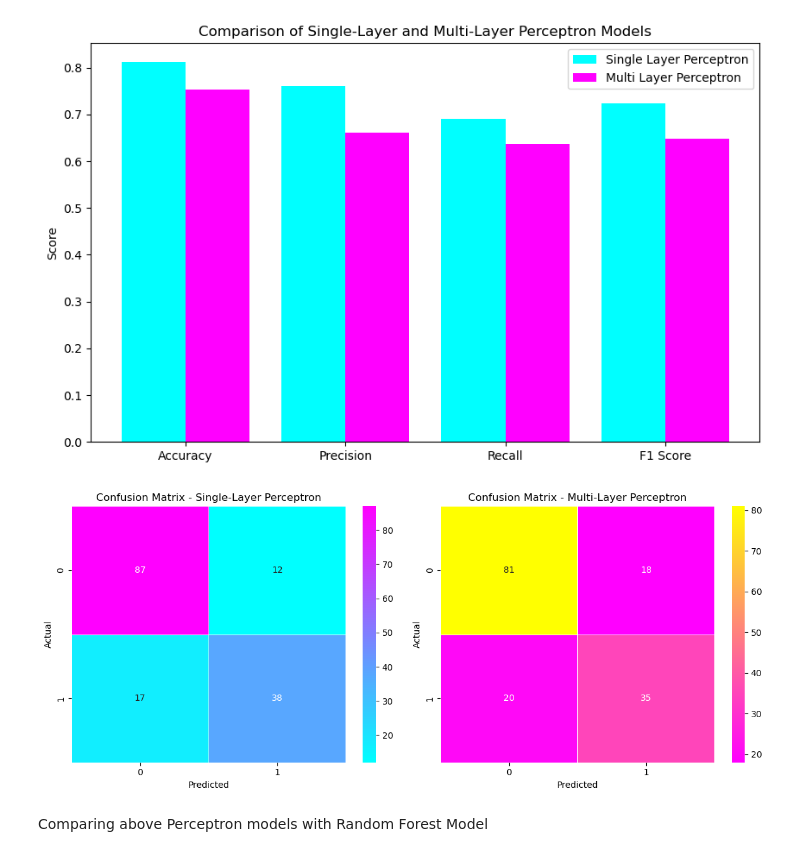
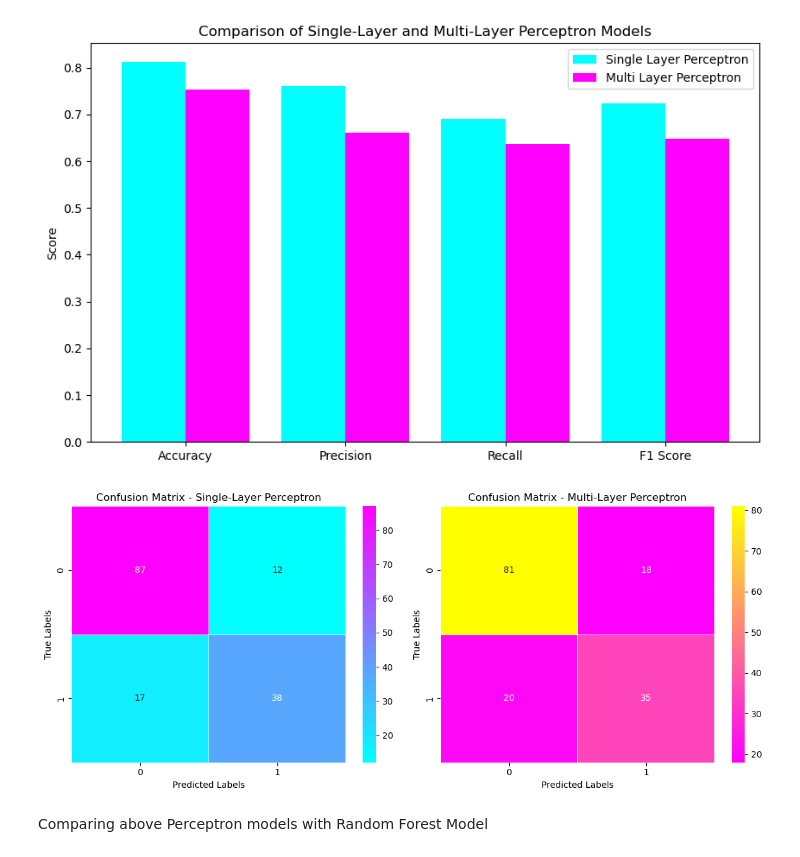
Before and after one commit to aadi654/DLF_Assignments, a Jupyter notebook: Assignment 1/Assignment1.ipynb, the cells around one changed output. Drawn from its saved outputs; the diff is of its cells as text; code cells hidden in the pictures.

Commit message:
changes in plots

```diff
--- a/Assignment 1/Assignment1.ipynb
+++ b/Assignment 1/Assignment1.ipynb
@@ -17,9 +17,9 @@ Load the dataset, visualize, pre-process
 # %%
 # Load the dataset
 file_path = '/Users/adityadeshpande/Downloads/diabetes.csv'
-diabetes_data = pd.read_csv(file_path)
+df = pd.read_csv(file_path)
 
-diabetes_data.head()
+df.head()
 # %% [output]
 |  | Pregnancies | Glucose | BloodPressure | SkinThickness | Insulin | BMI | DiabetesPedigreeFunction | Age | ... |
 | 0 | 6 | 148 | 72 | 35 | 0 | 33.6 | 0.627 | 50 | ... |
@@ -110,7 +110,7 @@ plt.figure(figsize=(15, 10))
 
 for i, column in enumerate(columns_to_plot, 1):
     plt.subplot(2, 4, i)
-    plt.boxplot(diabetes_data[column])
+    plt.boxplot(df[column])
     plt.title(column)
 
 plt.tight_layout()
@@ -123,11 +123,11 @@ columns_to_impute = ['Glucose', 'BloodPressure', 'SkinThickness', 'Insulin', 'BM
 
 # Replace zeros with the median in each of the selected columns
 for column in columns_to_impute:
-    median_value = diabetes_data[column].median()
-    diabetes_data[column] = diabetes_data[column].replace(0, median_value)
+    median_value = df[column].median()
+    df[column] = df[column].replace(0, median_value)
 
 # Display the updated statistics to verify the changes
-diabetes_data.describe()
+df.describe()
 # %% [output]
 |  | Pregnancies | Glucose | BloodPressure | SkinThickness | Insulin | BMI | DiabetesPedigreeFunction | Age | ... |
 | count | 768.000000 | 768.000000 | 768.000000 | 768.000000 | 768.000000 | 768.000000 | 768.000000 | 768.000000 | ... |
@@ -151,8 +151,8 @@ diabetes_data.head()
 Spliting the data
 # %%
 # Splitting the features (X) and target (y)
-X = diabetes_data.drop(columns=['Outcome'])
-y = diabetes_data['Outcome']
+X = df.drop(columns=['Outcome'])
+y = df['Outcome']
 
 # Splitting the dataset into training and testing sets (80% train, 20% test)
 X_train, X_test, y_train, y_test = train_test_split(X, y, test_size=0.2, random_state=12)
@@ -225,32 +226,36 @@ plt.show()
 # %% [output]
 [figure]
 # %%
-# Confusion matrix for the single-layer perceptron
-single_layer_cm = confusion_matrix(y_test, single_layer_predictions)
+# Generate confusion matrix for the single-layer perceptron model
+single_layer_confusion_matrix = confusion_matrix(y_test, single_layer_predictions)
 
-# Confusion matrix for the multi-layer perceptron
-multi_layer_cm = confusion_matrix(y_test, multi_layer_predictions)
+# Generate confusion matrix for the multi-layer perceptron model
+multi_layer_confusion_matrix = confusion_matrix(y_test, multi_layer_predictions)
 
-# Plot heatmap for single-layer perceptron
+# Plot the confusion matrix heatmaps for both models
 plt.figure(figsize=(12, 5))
 
+# Heatmap for the single-layer perceptron model
 plt.subplot(1, 2, 1)
-sns.heatmap(single_layer_cm, annot=True, fmt='d', cmap='cool', linewidths=0.5)
+sns.heatmap(single_layer_confusion_matrix, annot=True, fmt='d', cmap='cool', linewidths=0.5)
 plt.title('Confusion Matrix - Single-Layer Perceptron')
-plt.xlabel('Predicted')
-plt.ylabel('Actual')
+plt.xlabel('Predicted Labels')
+plt.ylabel('True Labels')
 
-# Plot heatmap for multi-layer perceptron
+# Heatmap for the multi-layer perceptron model
 plt.subplot(1, 2, 2)
-sns.heatmap(multi_layer_cm, annot=True, fmt='d', cmap='spring', linewidths=0.5)
+sns.heatmap(multi_layer_confusion_matrix, annot=True, fmt='d', cmap='spring', linewidths=0.5)
 plt.title('Confusion Matrix - Multi-Layer Perceptron')
-plt.xlabel('Predicted')
-plt.ylabel('Actual')
+plt.xlabel('Predicted Labels')
+plt.ylabel('True Labels')
 
+# Adjust layout to ensure proper spacing between plots
 plt.tight_layout()
+
+# Display the heatmaps
 plt.show()
 # %% [output]
-[figure, old version]
+[figure, new version]
 # %% [markdown]
 Comparing above Perceptron models with Random Forest Model
 # %%
```
Also changed, not shown: parts of 11 cells of this notebook, 1 other file.
